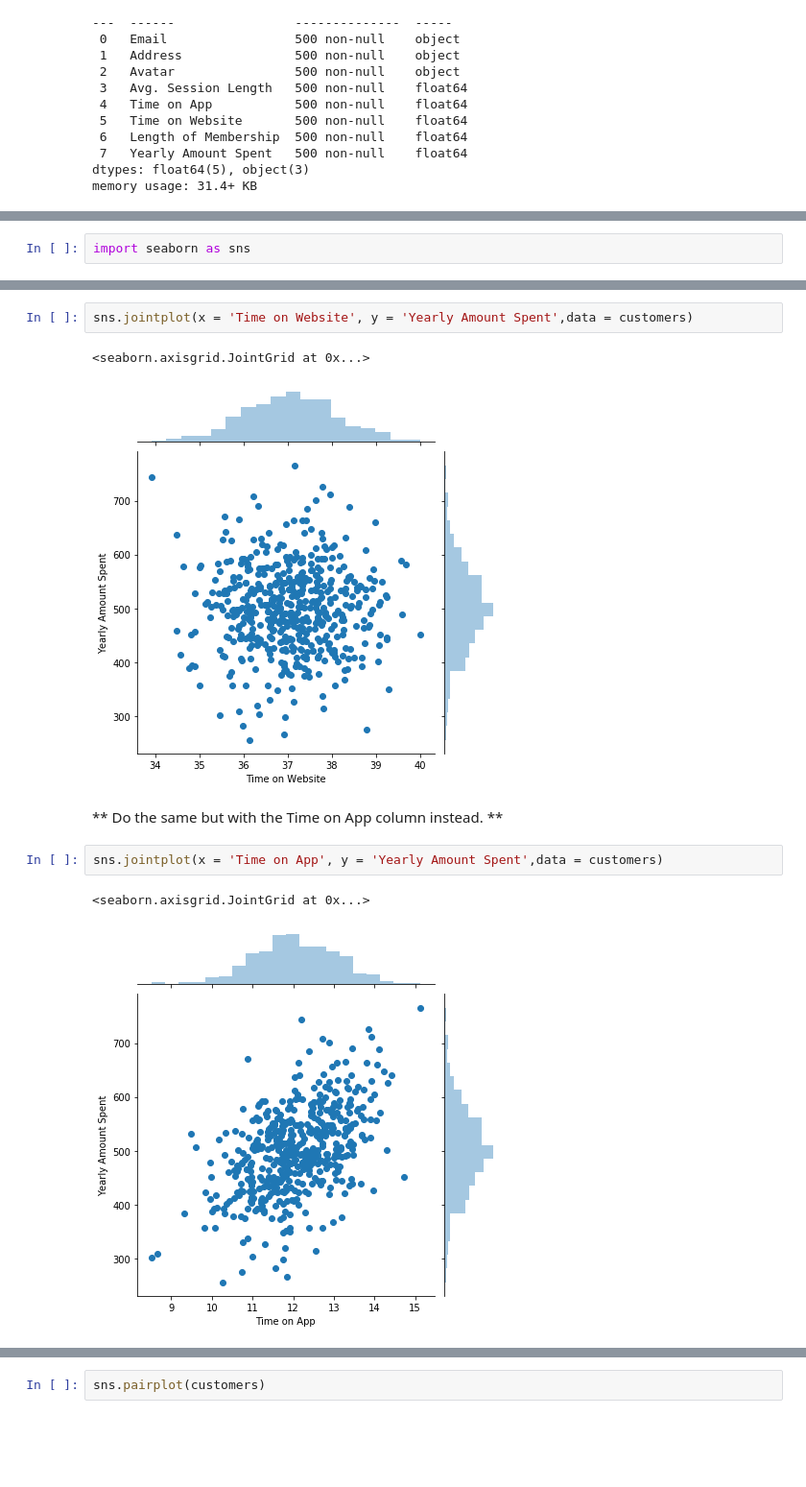
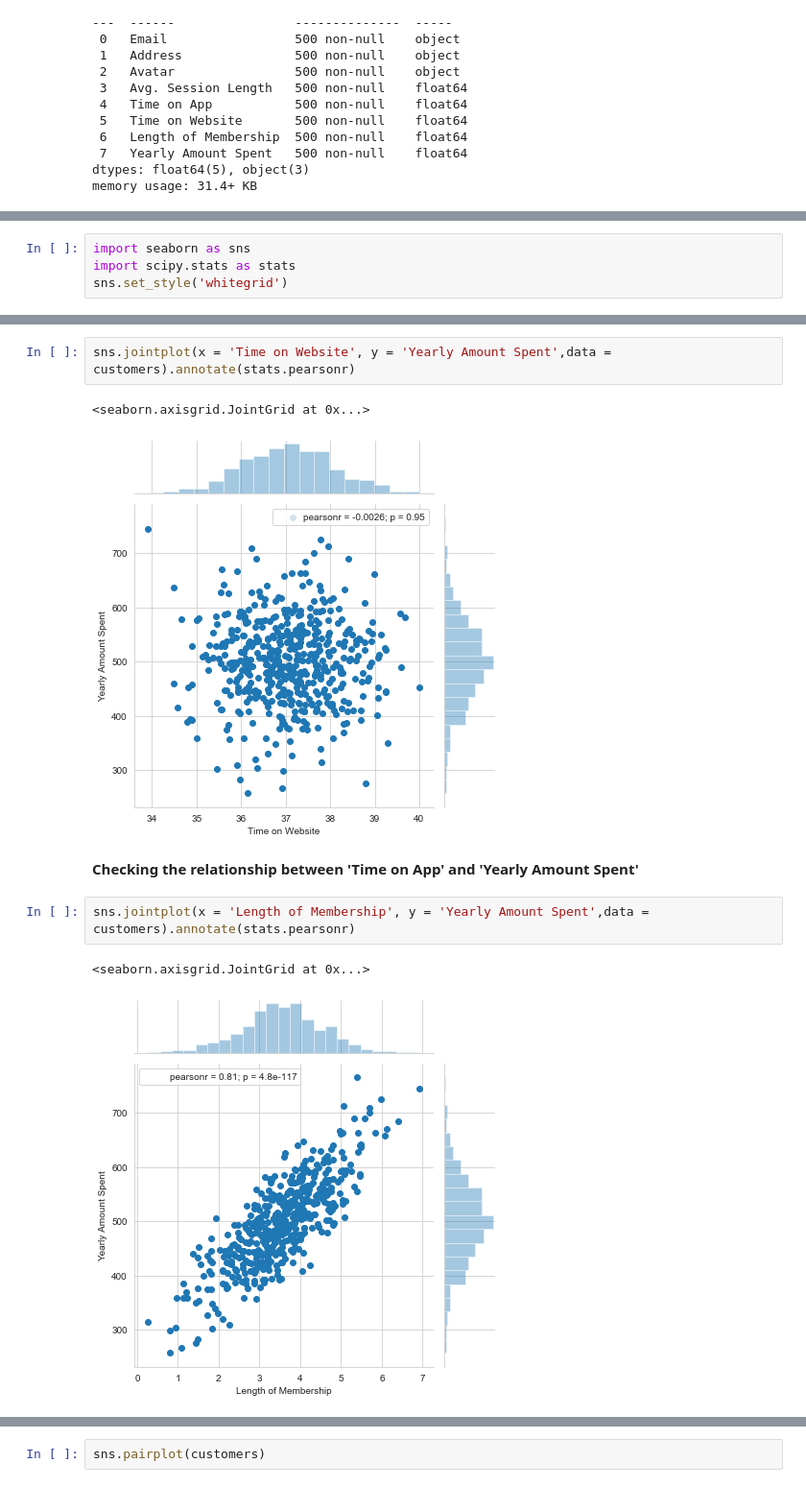
Before and after one commit to pranathlcp/linear-regression-python, a Jupyter notebook: 02-Linear Regression Project.ipynb, the cells around one changed output, grey strips where cells are left out. Shown at 96% size. Drawn from its saved outputs; the diff is of its cells as text; blank space fills up the shorter version.

```diff
--- a/02-Linear Regression Project.ipynb
+++ b/02-Linear Regression Project.ipynb
@@ -84,2 +70,4 @@ ___
 # %%
 import seaborn as sns
+import scipy.stats as stats
+sns.set_style('whitegrid')
@@ -86,12 +76,12 @@ import seaborn as sns
 # %%
-sns.jointplot(x = 'Time on Website', y = 'Yearly Amount Spent',data = customers)
+sns.jointplot(x = 'Time on Website', y = 'Yearly Amount Spent',data = customers).annotate(stats.pearsonr)
 # %% [output]
 <seaborn.axisgrid.JointGrid at 0x...>
-[figure, old version]
+[figure, new version]
-# %% [markdown]
-** Do the same but with the Time on App column instead. **
+# %% [markdown]
+**Checking the relationship between 'Time on App' and 'Yearly Amount Spent'**
 # %%
-sns.jointplot(x = 'Time on App', y = 'Yearly Amount Spent',data = customers)
+sns.jointplot(x = 'Length of Membership', y = 'Yearly Amount Spent',data = customers).annotate(stats.pearsonr)
 # %% [output]
 <seaborn.axisgrid.JointGrid at 0x...>
-[figure, old version]
+[figure, new version]
```
Also changed, not shown: parts of 34 cells of this notebook.
